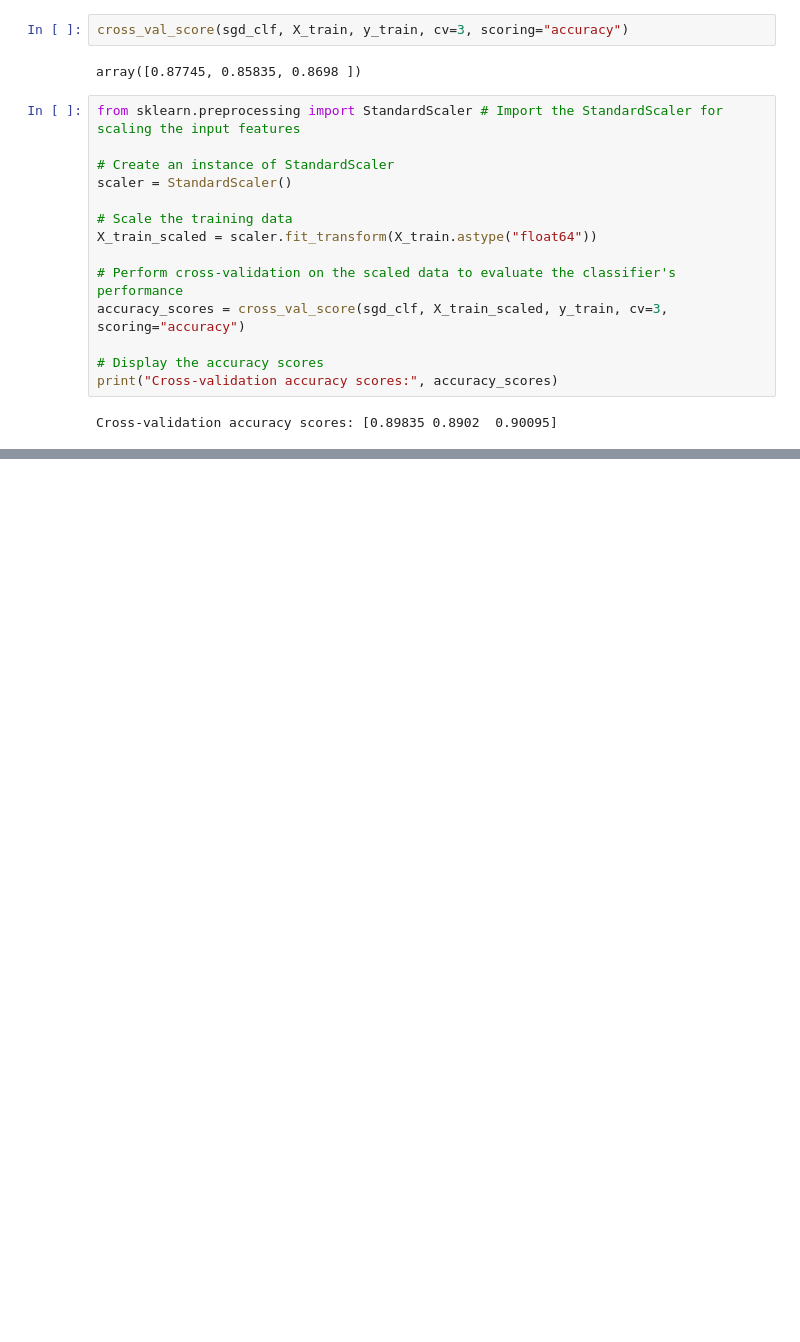
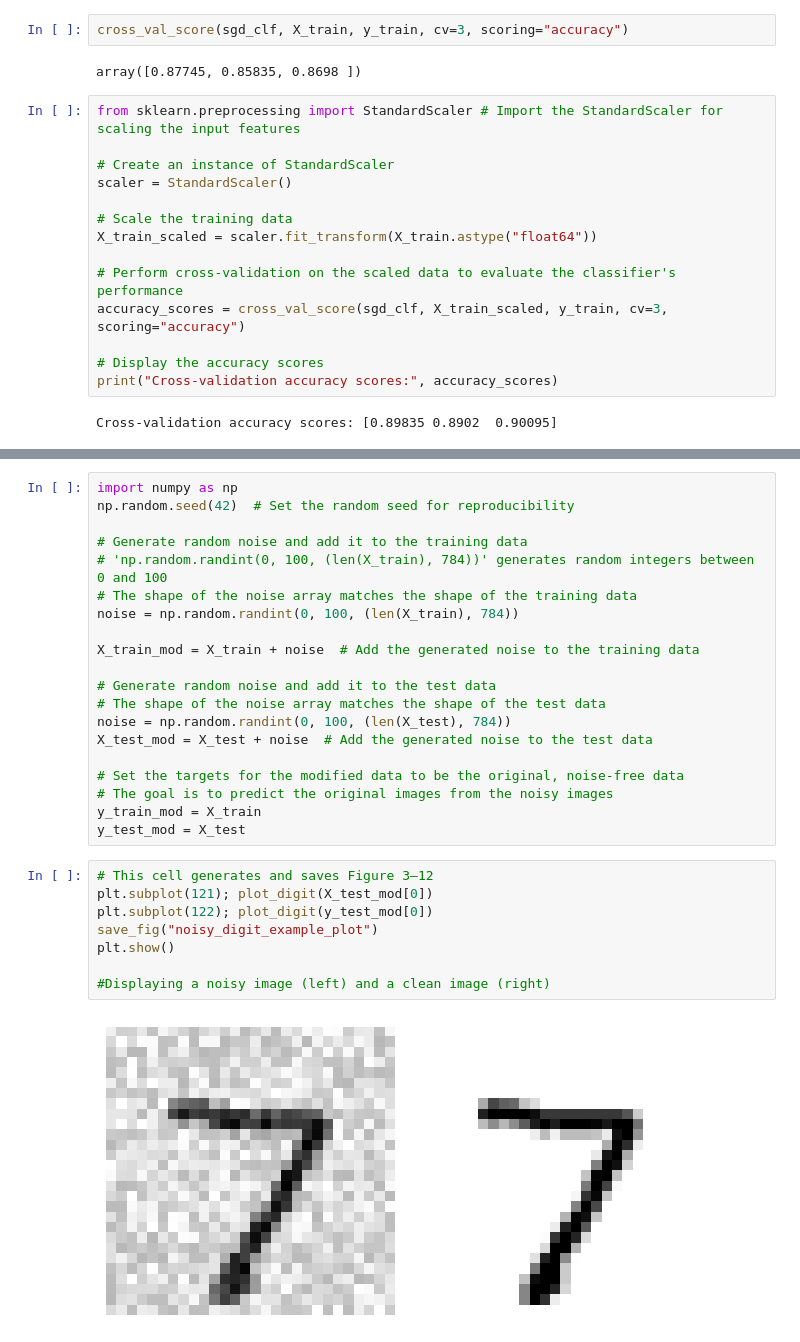
Before and after one commit to ProgrammingCookieMonster/Uni-AI-ML, a Jupyter notebook: Ai-Conda-Introduction-University-Rep/lab4_classification_MNIST/lab4.ipynb, the cells around one changed output, grey strips where cells are left out. Drawn from its saved outputs; the diff is of its cells as text; blank space fills up the shorter version.

```diff
--- a/Ai-Conda-Introduction-University-Rep/lab4_classification_MNIST/lab4.ipynb
+++ b/Ai-Conda-Introduction-University-Rep/lab4_classification_MNIST/lab4.ipynb
@@ -1030,3 +1050,33 @@ print("Predicted multilabels for 'some_digit':", some_digit_prediction)
+# %%
+import numpy as np
+np.random.seed(42)  # Set the random seed for reproducibility
+
+# Generate random noise and add it to the training data
+# 'np.random.randint(0, 100, (len(X_train), 784))' generates random integers between 0 and 100
+# The shape of the noise array matches the shape of the training data
+noise = np.random.randint(0, 100, (len(X_train), 784))
+
+X_train_mod = X_train + noise  # Add the generated noise to the training data
+
+# Generate random noise and add it to the test data
+# The shape of the noise array matches the shape of the test data
+noise = np.random.randint(0, 100, (len(X_test), 784))
+X_test_mod = X_test + noise  # Add the generated noise to the test data
+
+# Set the targets for the modified data to be the original, noise-free data
+# The goal is to predict the original images from the noisy images
+y_train_mod = X_train
+y_test_mod = X_test
+# %%
+# This cell generates and saves Figure 3–12
+plt.subplot(121); plot_digit(X_test_mod[0])
+plt.subplot(122); plot_digit(y_test_mod[0])
+save_fig("noisy_digit_example_plot")
+plt.show()
+
+#Displaying a noisy image (left) and a clean image (right)
+# %% [output]
+[figure, added]
 # %%
 # Create an instance of the k-Nearest Neighbors classifier
 knn_clf = KNeighborsClassifier()
```
Also changed, not shown: parts of 11 cells of this notebook, 18 other files.
